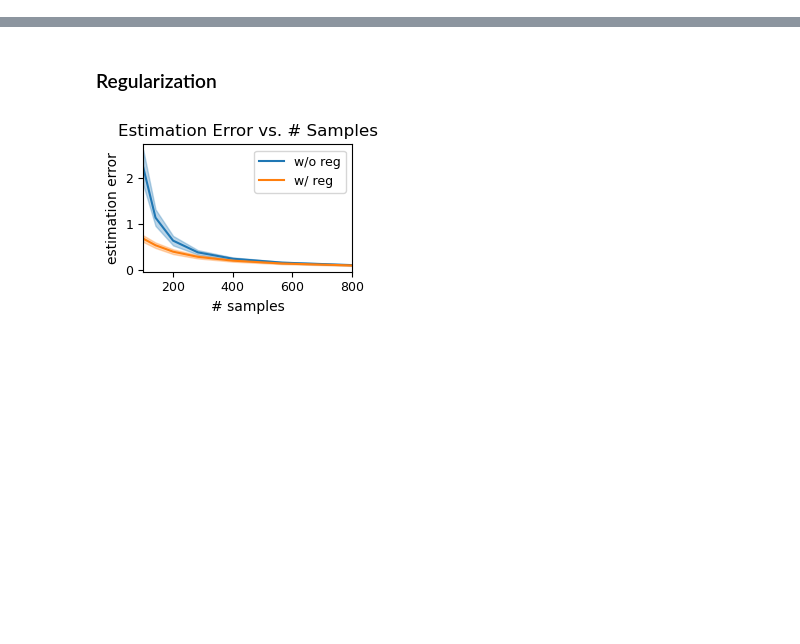
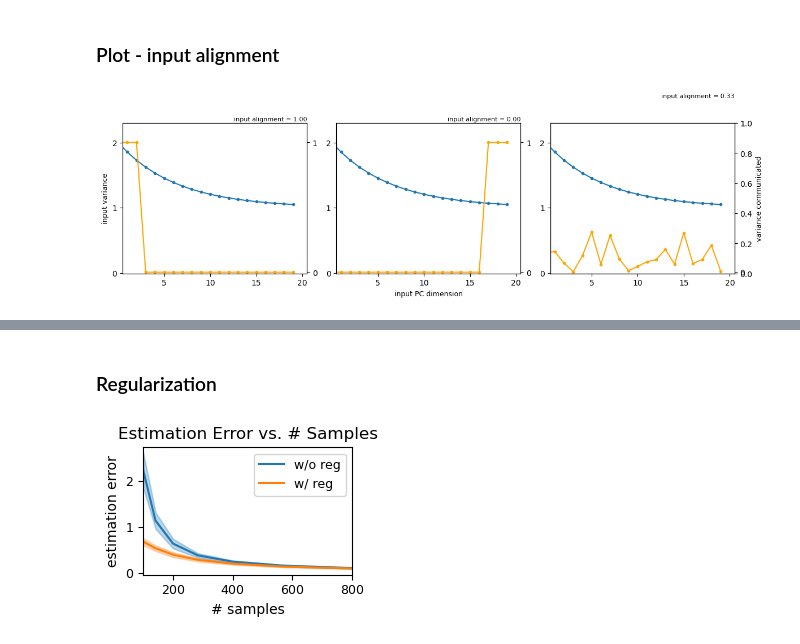
Before and after one commit to bichanw/RRR_extension, a Jupyter notebook: python/figures.ipynb, the cells around one changed output, grey strips where cells are left out. Saved outputs shown, nothing was run; the diff lists cells and outputs as text; code cells hidden in the pictures; blank space fills up the shorter version.

Commit message:
output alignment python

```diff
--- a/python/figures.ipynb
+++ b/python/figures.ipynb
@@ -0,0 +143,80 @@
+# %% [markdown]
+### Plot - input alignment
+# %%
+# Parameters
+T = 1000   # number of time points
+nx = 20
+ny = 15
+r = 3      # rank of the communication subspace
+
+# Generate input with fixed eigenvalues
+basis, _ = np.linalg.qr(np.random.randn(nx, nx))  # random orthogonal basis
+
+# create exponential decay eigenvalues
+n_samples = 20
+tmp = np.linspace(0, 1, n_samples)  # normalized time from 0 to 1
+start_val = 2
+end_val = 1
+s = end_val + (start_val - end_val) * np.exp(-3 * tmp)  # adjust -3 for steepness
+
+cov_X = basis @ np.diag(s) @ basis.T  # covariance of input
+
+X = multivariate_normal.rvs(mean=np.zeros(nx), cov=cov_X, size=T)
+# Input main axes (PCA on covariance)
+Upca, Spcavec, _ = np.linalg.svd(cov_X)
+# Communication weights
+Ws = [
+    Upca[:, :r],           # top r PCs
+    Upca[:, -r:],          # bottom r PCs
+    np.random.randn(nx, r) # random weights
+]
+from alignment import alignment_input
+fig, axes = plt.subplots(1, 3, figsize=(12, 4))
+
+for ii in range(3):
+    # Pick weight vector
+    W = Ws[ii]
+    W = W / np.linalg.norm(W,ord=2)  # normalize weight (magnitude does not affect alignment)
+
+    # SVD of weights
+    Uw, Swvec, Vw_T = np.linalg.svd(W)
+    # Swvec = np.diag(np.diag(np.diag(np.atleast_2d(Swvec)))) if W.ndim > 1 else Swvec
+
+    # Communicated variance
+    var_comm = np.diag(Upca.T @ W @ W.T @ Upca)
+
+    # Alignment index
+    a_in, _, _ = alignment_input(X, W, r, cov_X)
+
+    # -------- Make plot --------------
+    ax = axes[ii]
+    ax2 = ax.twinx()
+
+    ax.plot(Spcavec, "o-", markersize=3, label="Input variance")
+    ax2.plot(var_comm, "o-", markersize=3, color="orange", label="Communicated variance")
+
+    ax.set_ylim([-0.01, max(Spcavec) * 1.15])
+    ax2.set_ylim([-0.01, max(var_comm) * 1.15])
+
+    ax.set_xlim([0.5, nx + 0.5])
+    ax.set_yticks([0, 1, 2])
+    ax2.set_yticks([0, 1])
+
+    ax2.text(nx + 0.5, 1.2,
+             f"input alignment = {a_in:.2f}",
+             ha="right", va="top",
+             fontsize=8, fontweight="normal")
+
+# Axis labels
+axes[0].set_ylabel("input variance", fontsize=9)       # MATLAB ax(1).YAxis(1).Label
+axes[2].right_ax = axes[2].twinx()  # ensure right axis exists
+axes[2].right_ax.set_ylabel("variance communicated", fontsize=9)
+
+# X-axis label
+axes[1].set_xlabel("input PC dimension", fontsize=9)
+
+# Figure size in inches (MATLAB [0 0 7
+plt.tight_layout()
+plt.show()
+# %% [output]
+[figure, added]
```
Also changed, not shown: parts of 5 cells of this notebook, 3 other files.
